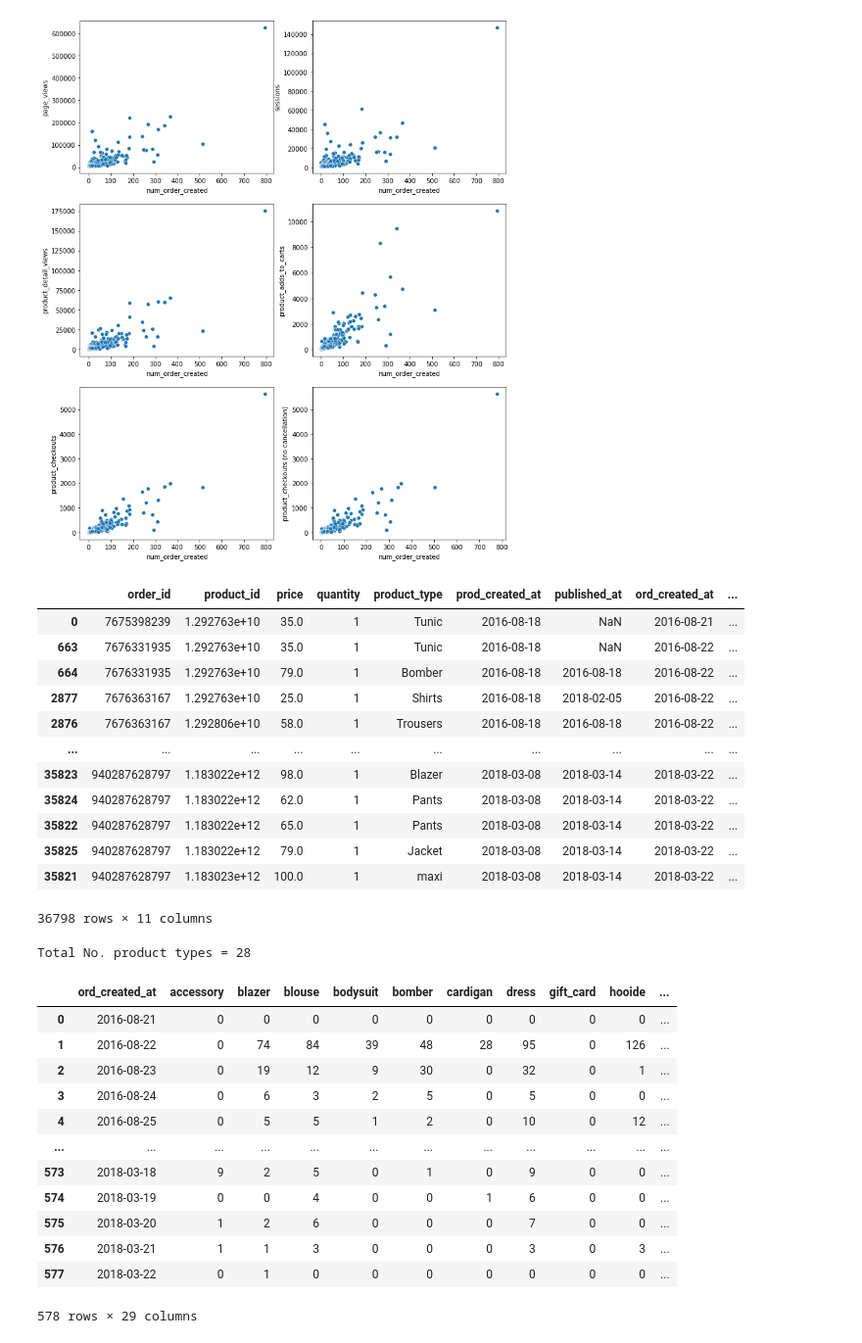
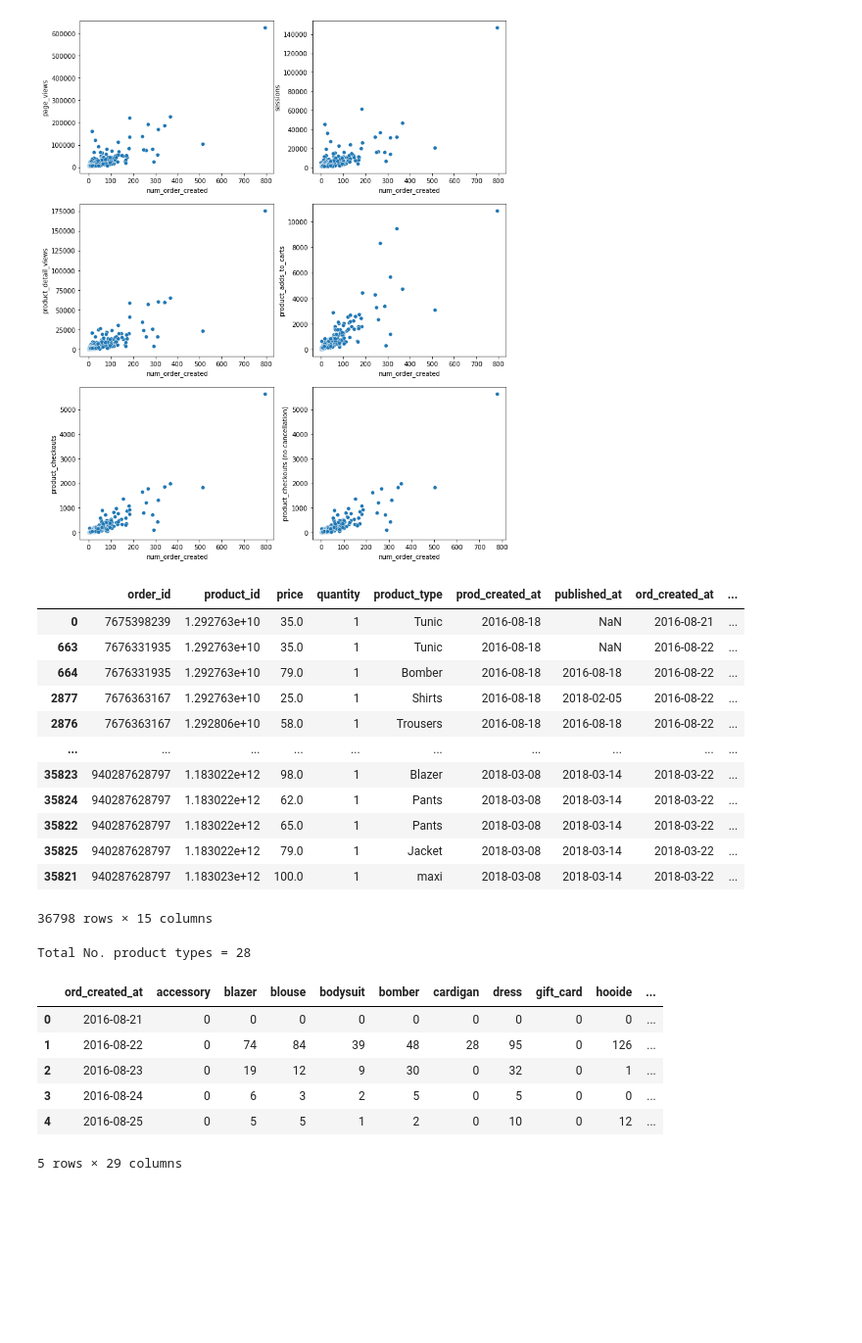
Before and after one commit to ryq99/Use_Case_Backlogs, a Jupyter notebook: ecommerce-project.ipynb, the cells around one changed output. Shown at 98% size. Drawn from its saved outputs; the diff is of its cells as text; code cells hidden in the pictures; blank space fills up the shorter version.

```diff
--- a/ecommerce-project.ipynb
+++ b/ecommerce-project.ipynb
@@ -98,7 +98,7 @@ Text(0, 0.5, 'product_checkouts (no cancellation)')
 # %%
 prod_order = pd.merge(ord_item[['order_id', 'product_id', 'price', 'quantity']],
          products[['id', 'product_type', 'created_at','published_at']].rename(columns={'id':'product_id', 'created_at':'prod_created_at'}),
-         on='product_id').merge(orders[['id', 'created_at', 'closed_at', 'cancelled_at', 'total_line_items_price']].rename(columns={'id':'order_id', 'created_at':'ord_created_at', 'closed_at':'ord_closed_at', 'cancelled_at':'ord_cancelled_at'}), on='order_id').sort_values(by=['order_id', 'product_id'])
+         on='product_id').merge(orders[['id', 'created_at', 'closed_at', 'cancelled_at', 'total_price', 'shipping_rate', 'subtotal_price', 'total_discounts', 'total_line_items_price']].rename(columns={'id':'order_id', 'created_at':'ord_created_at', 'closed_at':'ord_closed_at', 'cancelled_at':'ord_cancelled_at'}), on='order_id').sort_values(by=['order_id', 'product_id'])
 prod_order
 # %% [output]
 |  | order_id | product_id | price | quantity | product_type | prod_created_at | published_at | ord_created_at | ... |
@@ -113,32 +113,26 @@ prod_order
 | 35822 | 940287628797 | 1.183022e+12 | 65.0 | 1 | Pants | 2018-03-08 | 2018-03-14 | 2018-03-22 | ... |
 | 35825 | 940287628797 | 1.183022e+12 | 79.0 | 1 | Jacket | 2018-03-08 | 2018-03-14 | 2018-03-22 | ... |
 | 35821 | 940287628797 | 1.183023e+12 | 100.0 | 1 | maxi | 2018-03-08 | 2018-03-14 | 2018-03-22 | ... |
-36798 rows × 11 columns
+36798 rows × 15 columns
 # %%
 print('Total No. product types =', prod_order['product_type'].nunique())
 prod_by_t = pd.pivot_table(prod_order,
                index='ord_created_at',
                columns='product_type',
                values='quantity',
                aggfunc=lambda x: sum(x),
                fill_value=0).reset_index().sort_values(by=['ord_created_at'])
 prod_by_t.columns = [col.lower().replace(' ', '_') for col in prod_by_t.columns]
-prod_by_t
+prod_by_t.head()
 # %% [output]
 Total No. product types = 28
 |  | ord_created_at | accessory | blazer | blouse | bodysuit | bomber | cardigan | dress | gift_card | hooide | ... |
 | 0 | 2016-08-21 | 0 | 0 | 0 | 0 | 0 | 0 | 0 | 0 | 0 | ... |
 | 1 | 2016-08-22 | 0 | 74 | 84 | 39 | 48 | 28 | 95 | 0 | 126 | ... |
 | 2 | 2016-08-23 | 0 | 19 | 12 | 9 | 30 | 0 | 32 | 0 | 1 | ... |
 | 3 | 2016-08-24 | 0 | 6 | 3 | 2 | 5 | 0 | 5 | 0 | 0 | ... |
 | 4 | 2016-08-25 | 0 | 5 | 5 | 1 | 2 | 0 | 10 | 0 | 12 | ... |
-| ... | ... | ... | ... | ... | ... | ... | ... | ... | ... | ... | ... |
-| 573 | 2018-03-18 | 9 | 2 | 5 | 0 | 1 | 0 | 9 | 0 | 0 | ... |
-| 574 | 2018-03-19 | 0 | 0 | 4 | 0 | 0 | 1 | 6 | 0 | 0 | ... |
-| 575 | 2018-03-20 | 1 | 2 | 6 | 0 | 0 | 0 | 7 | 0 | 0 | ... |
-| 576 | 2018-03-21 | 1 | 1 | 3 | 0 | 0 | 0 | 3 | 0 | 3 | ... |
-| 577 | 2018-03-22 | 0 | 1 | 0 | 0 | 0 | 0 | 0 | 0 | 0 | ... |
-578 rows × 29 columns
+5 rows × 29 columns
 # %%
 print('Here we will start with top6 most bought product types to see the sales seasonal trends.')
 top6_prod_type_list = ['top', 'dress', 'shirts', 'trousers', 'hoodie', 'sweater']
```
Also changed, not shown: parts of 7 cells of this notebook.
